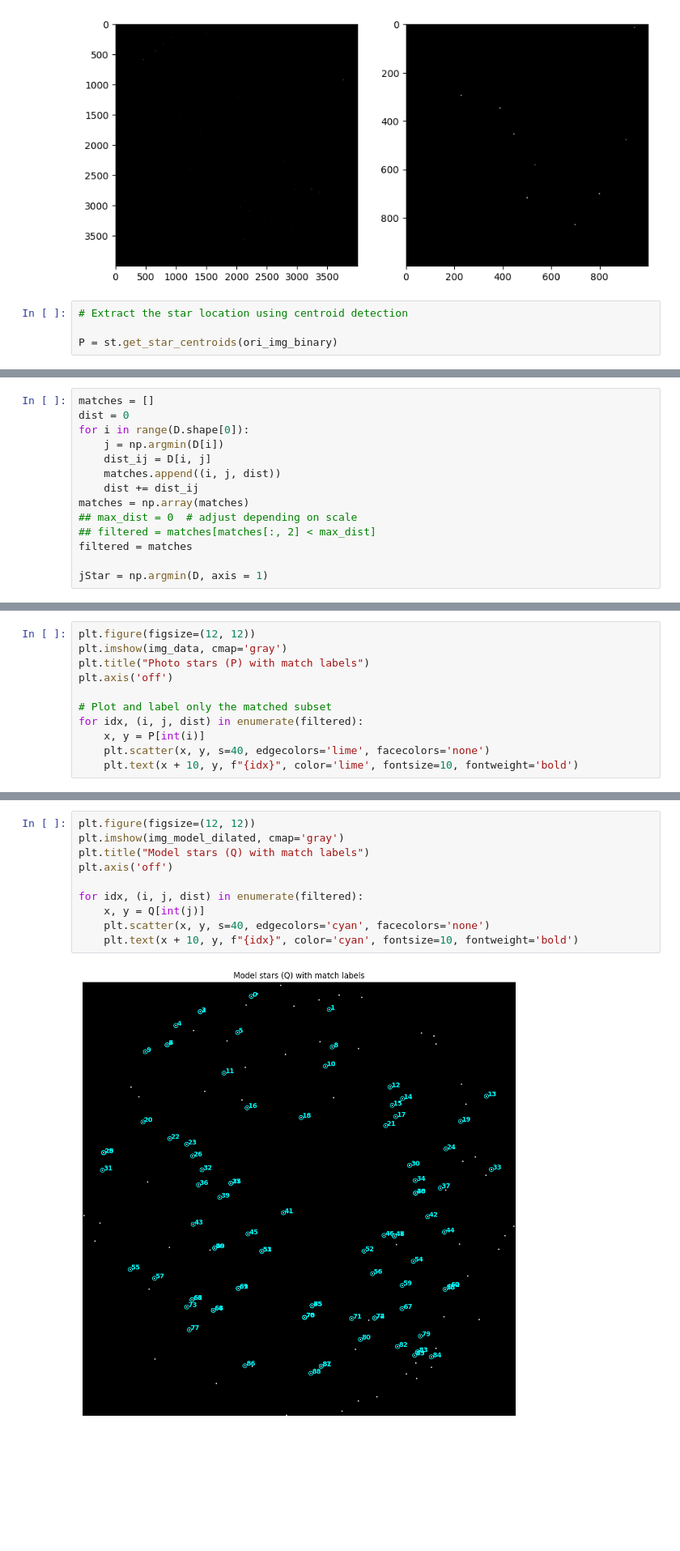
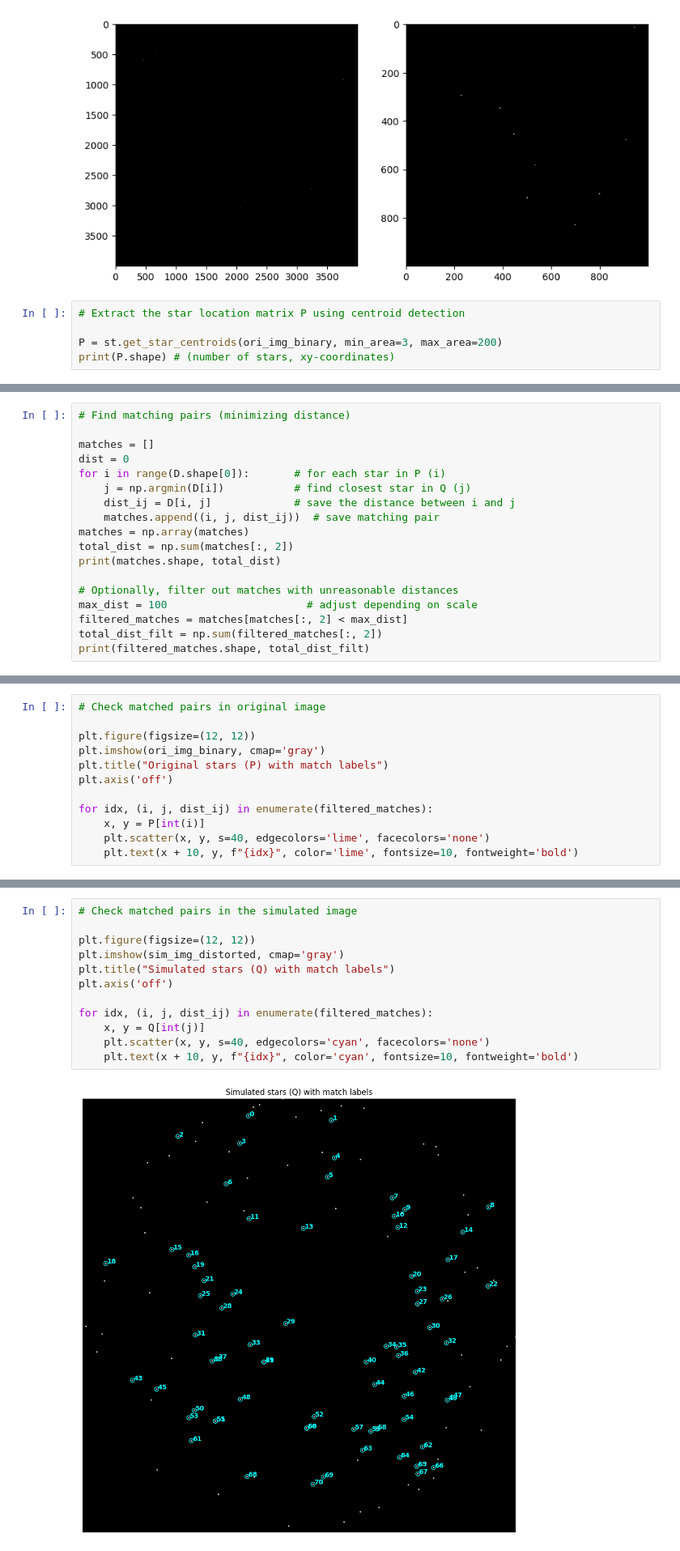
Before and after one commit to nina-ss/asi-starfield-calibration, a Jupyter notebook: notebook.ipynb, the cells around one changed output, grey strips where cells are left out. Shown at 81% size. Saved outputs shown, nothing was run; the diff lists cells and outputs as text; blank space fills up the shorter version.

```diff
--- a/notebook.ipynb
+++ b/notebook.ipynb
@@ -45,6 +50,7 @@ ax[1].imshow(ori_img_binary[1100:2100, 600:1600], cmap='gray')  # we zoom in on
 <matplotlib.image.AxesImage at 0x...>
 [figure]
 # %%
-# Extract the star location using centroid detection
+# Extract the star location matrix P using centroid detection
 
-P = st.get_star_centroids(ori_img_binary)
+P = st.get_star_centroids(ori_img_binary, min_area=3, max_area=200)
+print(P.shape) # (number of stars, xy-coordinates)
@@ -177,15 +147,19 @@ print(D.shape)
 (89, 129)
 # %%
+# Find matching pairs (minimizing distance)
+
 matches = []
 dist = 0
-for i in range(D.shape[0]):
-    j = np.argmin(D[i])
-    dist_ij = D[i, j]
-    matches.append((i, j, dist))
-    dist += dist_ij
+for i in range(D.shape[0]):       # for each star in P (i)
+    j = np.argmin(D[i])           # find closest star in Q (j)
+    dist_ij = D[i, j]             # save the distance between i and j
+    matches.append((i, j, dist_ij))  # save matching pair
 matches = np.array(matches)
-## max_dist = 0  # adjust depending on scale
-## filtered = matches[matches[:, 2] < max_dist]
-filtered = matches
+total_dist = np.sum(matches[:, 2])
+print(matches.shape, total_dist)
 
-jStar = np.argmin(D, axis = 1)
+# Optionally, filter out matches with unreasonable distances
+max_dist = 100                      # adjust depending on scale
+filtered_matches = matches[matches[:, 2] < max_dist]
+total_dist_filt = np.sum(filtered_matches[:, 2])
+print(filtered_matches.shape, total_dist_filt)
@@ -194,11 +169,12 @@ jStar = np.argmin(D, axis = 1)
 # %%
+# Check matched pairs in original image
+
 plt.figure(figsize=(12, 12))
-plt.imshow(img_data, cmap='gray')
-plt.title("Photo stars (P) with match labels")
+plt.imshow(ori_img_binary, cmap='gray')
+plt.title("Original stars (P) with match labels")
 plt.axis('off')
 
-# Plot and label only the matched subset
-for idx, (i, j, dist) in enumerate(filtered):
+for idx, (i, j, dist_ij) in enumerate(filtered_matches):
     x, y = P[int(i)]
     plt.scatter(x, y, s=40, edgecolors='lime', facecolors='none')
     plt.text(x + 10, y, f"{idx}", color='lime', fontsize=10, fontweight='bold')
@@ -207,12 +183,14 @@ for idx, (i, j, dist) in enumerate(filtered):
 # %%
+# Check matched pairs in the simulated image
+
 plt.figure(figsize=(12, 12))
-plt.imshow(img_model_dilated, cmap='gray')
-plt.title("Model stars (Q) with match labels")
+plt.imshow(sim_img_distorted, cmap='gray')
+plt.title("Simulated stars (Q) with match labels")
 plt.axis('off')
 
-for idx, (i, j, dist) in enumerate(filtered):
+for idx, (i, j, dist_ij) in enumerate(filtered_matches):
     x, y = Q[int(j)]
     plt.scatter(x, y, s=40, edgecolors='cyan', facecolors='none')
     plt.text(x + 10, y, f"{idx}", color='cyan', fontsize=10, fontweight='bold')
 # %% [output]
-[figure, old version]
+[figure, new version]
```
Also changed, not shown: parts of 36 cells of this notebook, 1 other file.
